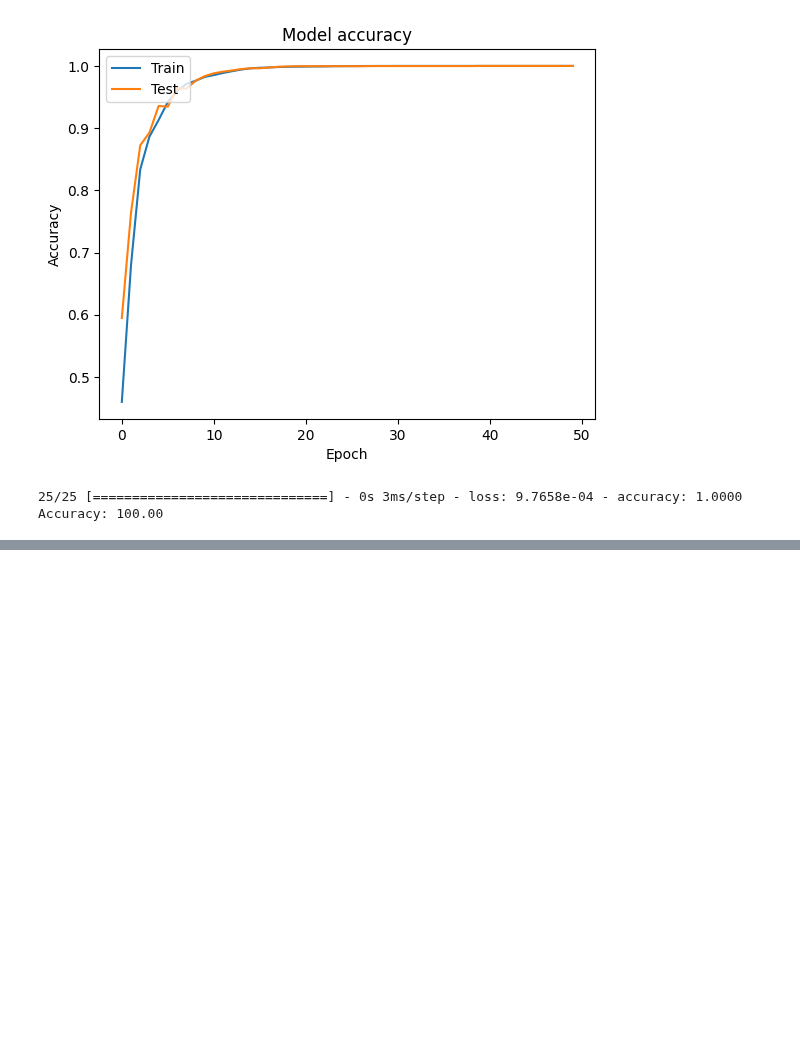
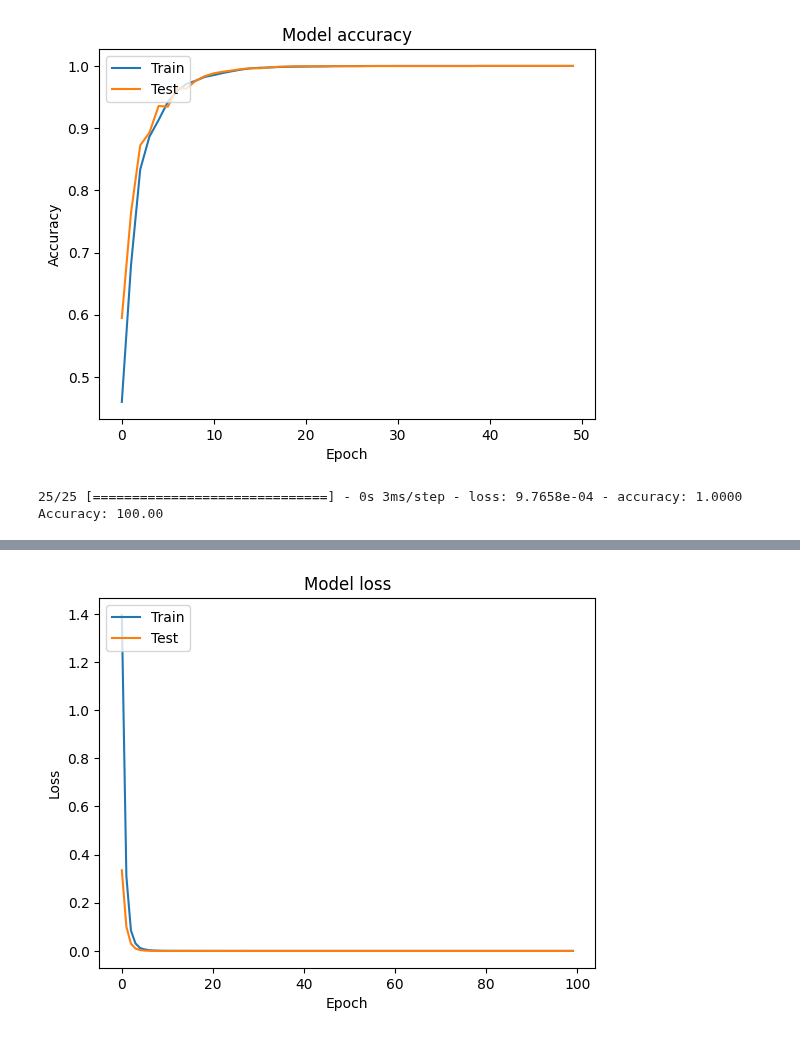
Before and after one commit to NostalgicJ/Quantum_2023, a Jupyter notebook: RNN_test.ipynb, the cells around one changed output, grey strips where cells are left out. Saved outputs shown, nothing was run; the diff lists cells and outputs as text; code cells hidden in the pictures; blank space fills up the shorter version.

```diff
--- a/RNN_test.ipynb
+++ b/RNN_test.ipynb
@@ -444,0 +558,86 @@ Accuracy: 100.00
+# %%
+import numpy as np
+import pandas as pd
+from sklearn.model_selection import train_test_split
+from tensorflow.keras.models import Model
+from tensorflow.keras.layers import Input, SimpleRNN, Dense, Embedding, RepeatVector, Concatenate, TimeDistributed, Dropout
+from tensorflow.keras.preprocessing.sequence import pad_sequences
+from tensorflow.keras.optimizers import RMSprop
+from tensorflow.keras.callbacks import LearningRateScheduler
+import matplotlib.pyplot as plt
+
+class RNNModel:
+    def __init__(self, max_seq_length):
+        # 모델 구성
+        theta_input = Input(shape=(1,), name='theta_input')
+        phi_input = Input(shape=(1,), name='phi_input')
+        sequence_input = Input(shape=(max_seq_length,), name='sequence_input')
+
+        theta_repeated = RepeatVector(max_seq_length)(theta_input)
+        phi_repeated = RepeatVector(max_seq_length)(phi_input)
+        sequence_embedding = Embedding(5, 32, input_length=max_seq_length)(sequence_input)
+
+        concat_layer = Concatenate()([theta_repeated, phi_repeated, sequence_embedding])
+        rnn_layer = SimpleRNN(32, return_sequences=True)(concat_layer)
+        rnn_layer2 = SimpleRNN(64, return_sequences=True)(rnn_layer)
+        dropout_layer = Dropout(0.5)(rnn_layer2)
+        output = TimeDistributed(Dense(5, activation='softmax'))(dropout_layer)
+
+        self.model = Model(inputs=[theta_input, phi_input, sequence_input], outputs=output)
+        self.model.compile(loss='sparse_categorical_crossentropy', optimizer=RMSprop(), metrics=['accuracy'])
+
+    def fit(self, theta, phi, sequence, epochs=100):
+        sequence_train, sequence_val, theta_train, theta_val, phi_train, phi_val = train_test_split(sequence, theta, phi, test_size=0.2)
+
+        def lr_schedule(epoch):
+            return 0.01 * np.power(0.5, epoch // 10)
+
+        self.history = self.model.fit(
+            {'theta_input': theta_train, 'phi_input': phi_train, 'sequence_input': sequence_train},
+            np.expand_dims(sequence_train, -1),
+            validation_data=({'theta_input': theta_val, 'phi_input': phi_val, 'sequence_input': sequence_val}, np.expand_dims(sequence_val, -1)),
+            epochs=epochs, batch_size=64, callbacks=[LearningRateScheduler(lr_schedule)])
+
+    def plot_history(self):
+        # Plot training & validation loss values
+        plt.plot(self.history.history['loss'])
+        plt.plot(self.history.history['val_loss'])
+        plt.title('Model loss')
+        plt.ylabel('Loss')
+        plt.xlabel('Epoch')
+        plt.legend(['Train', 'Test'], loc='upper left')
+        plt.show()
+
+        # Plot training & validation accuracy values
+        plt.plot(self.history.history['accuracy'])
+        plt.plot(self.history.history['val_accuracy'])
+        plt.title('Model accuracy')
+        plt.ylabel('Accuracy')
+        plt.xlabel('Epoch')
+        plt.legend(['Train', 'Test'], loc='upper left')
+        plt.show()
+
+    def evaluate(self, theta, phi, sequence):
+        loss, acc = self.model.evaluate({'theta_input': theta, 'phi_input': phi, 'sequence_input': sequence}, np.expand_dims(sequence, -1))
+        print("Accuracy: {:.2f}".format(acc*100))
+
+# CSV 파일에서 데이터 읽기
+df = pd.read_csv('ByAstar_20230627_093742.csv')
+theta = df['Theta'].values.reshape(-1, 1)
+phi = df['Phi'].values.reshape(-1, 1)
+sequence = df['combination'].apply(eval).to_list()
+max_seq_length = max(len(seq) for seq in sequence)
+sequence_padded = pad_sequences(sequence, maxlen=max_seq_length)
+
+# 모델 초기화
+rnn_model = RNNModel(max_seq_length)
+
+# 모델 학습
+rnn_model.fit(theta, phi, sequence_padded)
+
+# 결과 그래프 그리기
+rnn_model.plot_history()
+
+# 모델 성능 평가
+rnn_model.evaluate(theta, phi, sequence_padded)
+# %% [output]
@@ -444,0 +661 @@ Accuracy: 100.00
+[figure, added]
```
Also changed, not shown: parts of 8 cells of this notebook.
